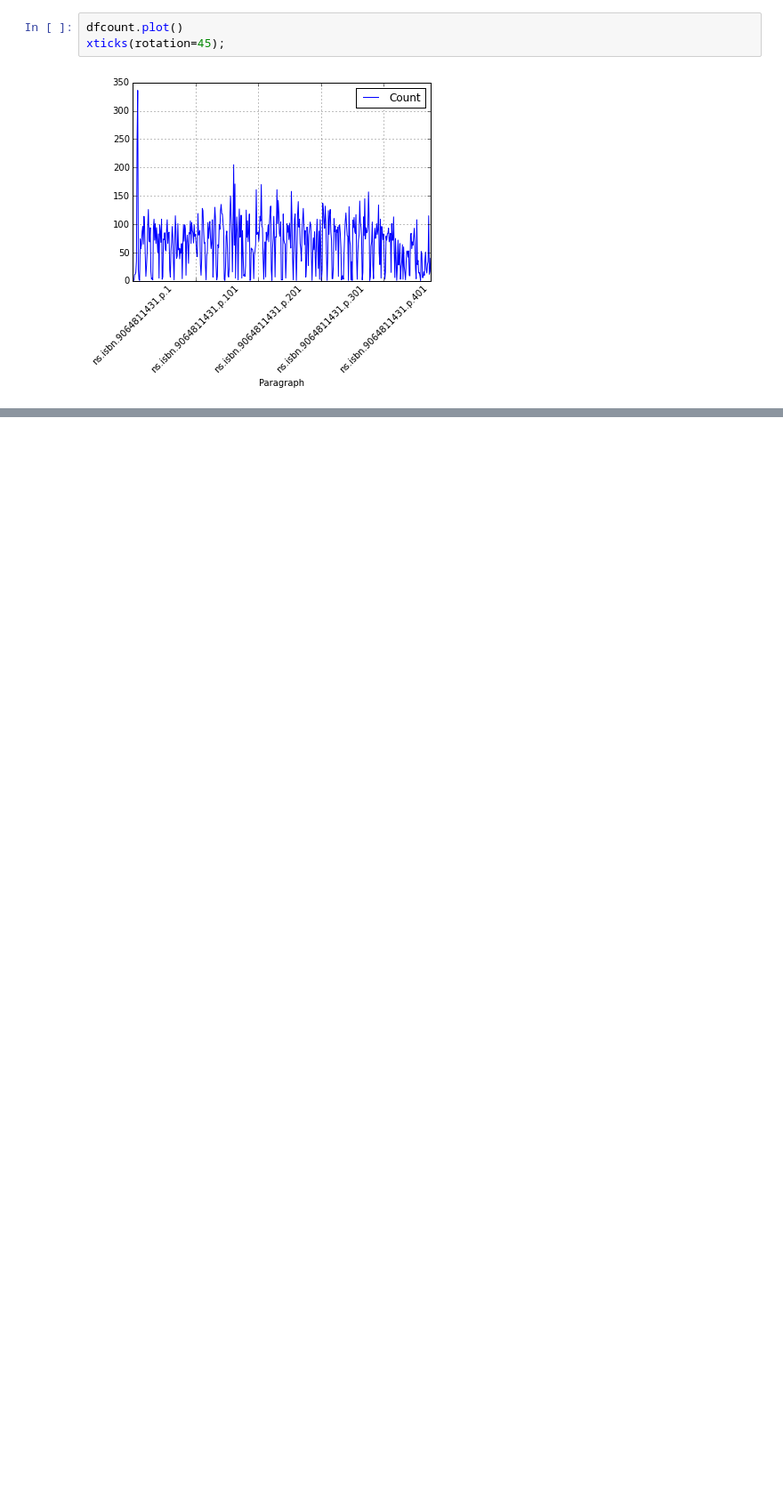
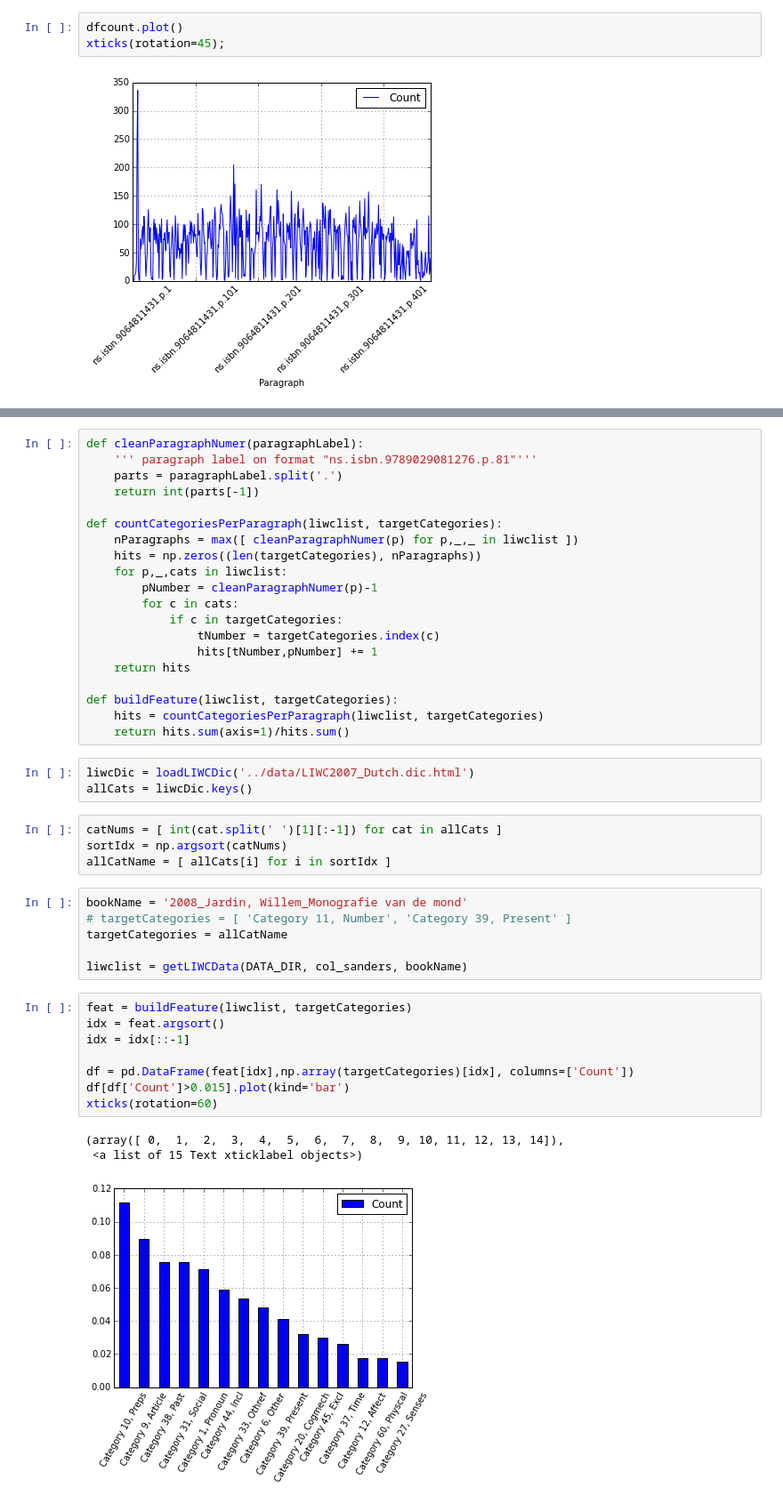
Before and after one commit to c-martinez/BeyondTheBook, a Jupyter notebook: INL corpus exploration.ipynb, the cells around one changed output, grey strips where cells are left out. Shown at 89% size. Cells and saved outputs as stored; diff of their text form; blank space fills up the shorter version.

Commit message:
Include Sanders corpus visualization (first draft)

```diff
--- a/INL corpus exploration.ipynb
+++ b/INL corpus exploration.ipynb
@@ -316,0 +340,45 @@ xticks(rotation=45);
+# %%
+def cleanParagraphNumer(paragraphLabel):
+    ''' paragraph label on format "ns.isbn.9789029081276.p.81"'''
+    parts = paragraphLabel.split('.')
+    return int(parts[-1])
+
+def countCategoriesPerParagraph(liwclist, targetCategories):
+    nParagraphs = max([ cleanParagraphNumer(p) for p,_,_ in liwclist ])
+    hits = np.zeros((len(targetCategories), nParagraphs))
+    for p,_,cats in liwclist:
+        pNumber = cleanParagraphNumer(p)-1
+        for c in cats:
+            if c in targetCategories:
+                tNumber = targetCategories.index(c)
+                hits[tNumber,pNumber] += 1
+    return hits
+
+def buildFeature(liwclist, targetCategories):
+    hits = countCategoriesPerParagraph(liwclist, targetCategories)
+    return hits.sum(axis=1)/hits.sum()
+# %%
+liwcDic = loadLIWCDic('../data/LIWC2007_Dutch.dic.html')
+allCats = liwcDic.keys()
+# %%
+catNums = [ int(cat.split(' ')[1][:-1]) for cat in allCats ]
+sortIdx = np.argsort(catNums)
+allCatName = [ allCats[i] for i in sortIdx ]
+# %%
+bookName = '2008_Jardin, Willem_Monografie van de mond'
+# targetCategories = [ 'Category 11, Number', 'Category 39, Present' ]
+targetCategories = allCatName
+
+liwclist = getLIWCData(DATA_DIR, col_sanders, bookName)
+# %%
+feat = buildFeature(liwclist, targetCategories)
+idx = feat.argsort()
+idx = idx[::-1]
+
+df = pd.DataFrame(feat[idx],np.array(targetCategories)[idx], columns=['Count'])
+df[df['Count']>0.015].plot(kind='bar')
+xticks(rotation=60)
+# %% [output]
+(array([ 0,  1,  2,  3,  4,  5,  6,  7,  8,  9, 10, 11, 12, 13, 14]),
+ <a list of 15 Text xticklabel objects>)
+[figure, added]
```
Also changed, not shown: parts of 18 cells of this notebook, 5 other files.
